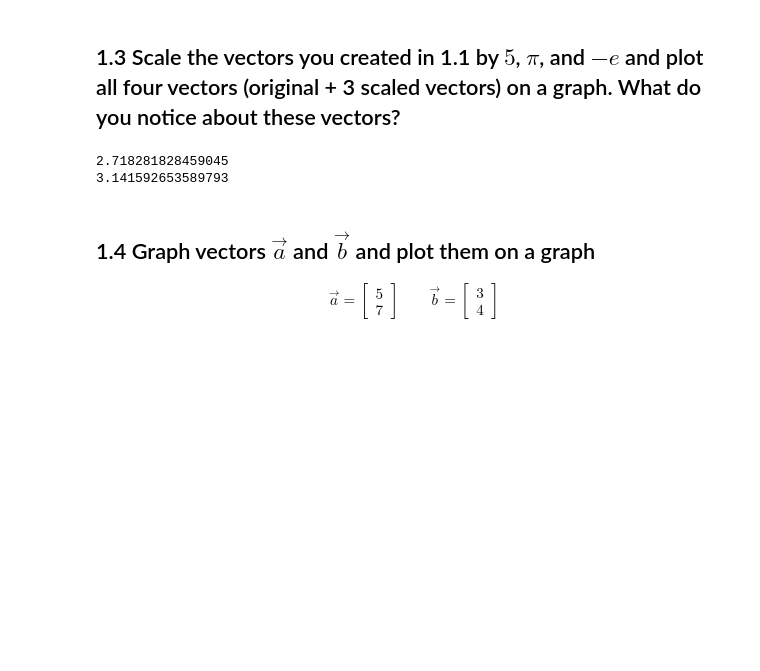
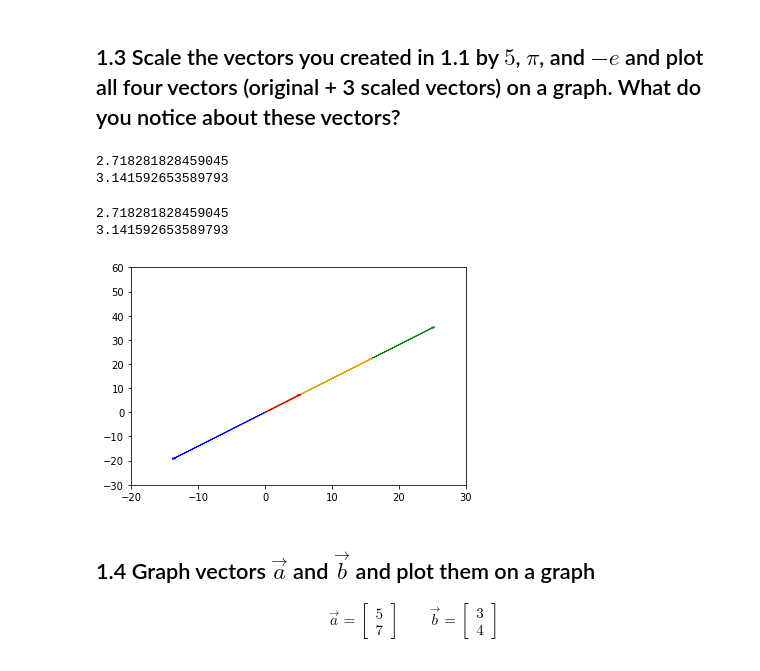
Before and after one commit to njaiprakash/DS-Unit-1-Sprint-3-Linear-Algebra, a Jupyter notebook: module1-vectors-and-matrices/LS_DS_131_Vectors_and_Matrices_Assignment.ipynb, the cells around one changed output. Drawn from its saved outputs; the diff is of its cells as text; code cells hidden in the pictures; blank space fills up the shorter version.

```diff
--- a/module1-vectors-and-matrices/LS_DS_131_Vectors_and_Matrices_Assignment.ipynb
+++ b/module1-vectors-and-matrices/LS_DS_131_Vectors_and_Matrices_Assignment.ipynb
@@ -17,6 +45,27 @@ print(pi)
 # %% [output]
 2.718281828459045
 3.141592653589793
+# %%
+from math import e, pi
+print(e)
+print(pi)
+# %% [output]
+2.718281828459045
+3.141592653589793
+# %%
+vec_5 = np.multiply(5, vec_2d)
+vec_pi = np.multiply(math.pi, vec_2d)
+vec_neg_e = np.multiply(-math.e, vec_2d)
+
+plt.arrow(0,0, vec_5[0], vec_5[1], head_width = .5, head_length = .5, color = 'green')
+plt.arrow(0,0, vec_pi[0], vec_pi[1], head_width = .5, head_length = .5, color = 'orange')
+plt.arrow(0,0, vec_neg_e[0], vec_neg_e[1], head_width = .5, head_length = .5, color = 'blue')
+plt.arrow(0,0, vec_2d[0], vec_2d[1], head_width = .5, head_length = .5, color = 'red')
+plt.xlim(-20,30)
+plt.ylim(-30, 60)
+plt.show()
+# %% [output]
+[figure, added]
 # %% [markdown]
 ## 1.4 Graph vectors $\vec{a}$ and $\vec{b}$ and plot them on a graph
 
```
Also changed, not shown: parts of 23 cells of this notebook.
